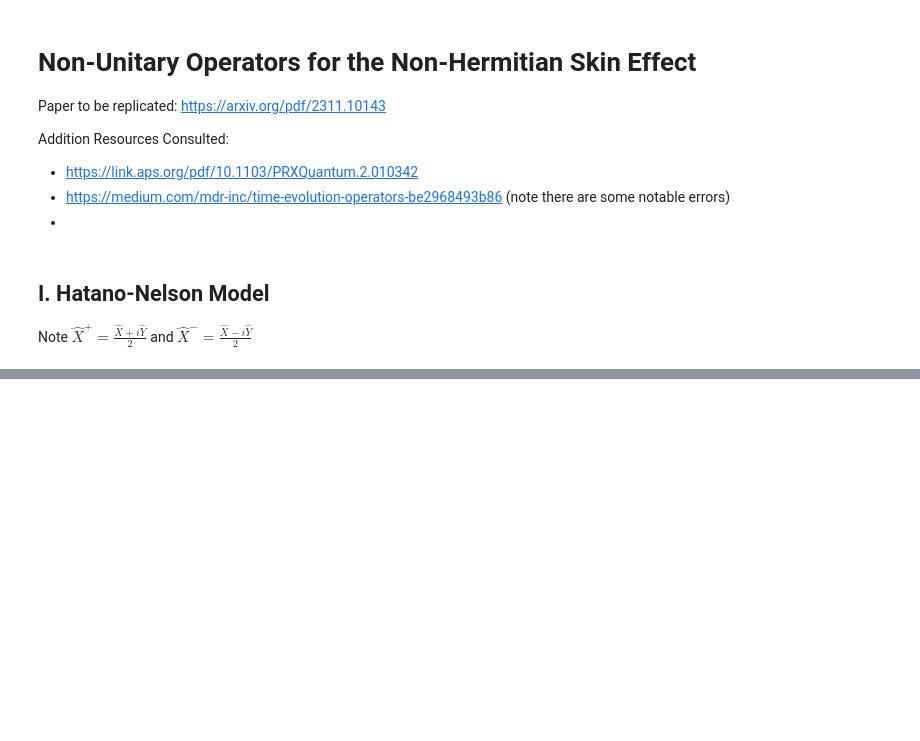
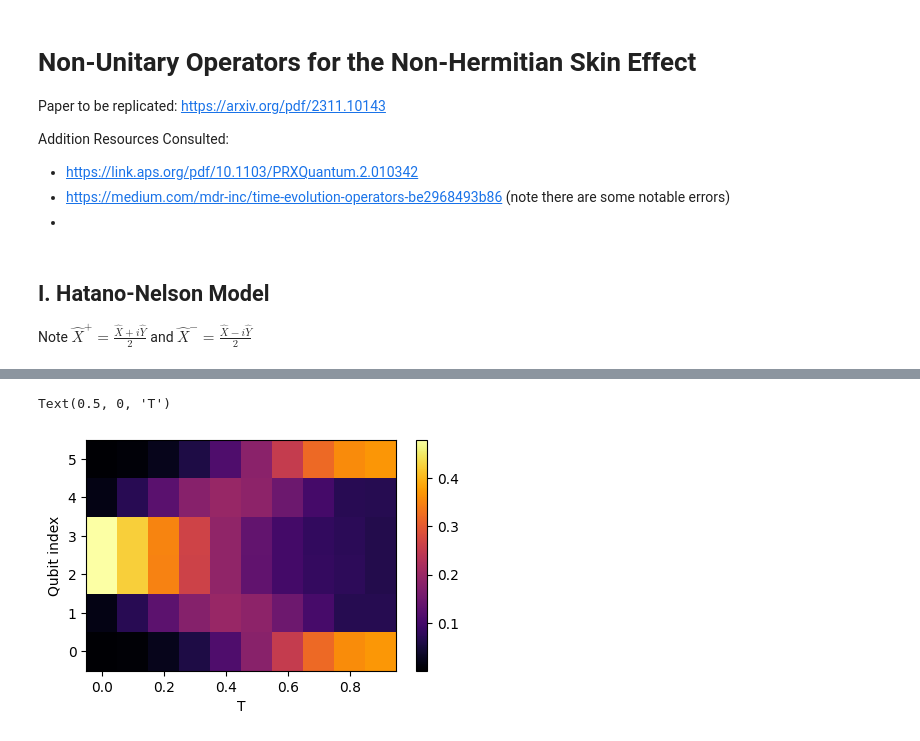
Before and after one commit to syralie/qsim-condensed-matter, a Jupyter notebook: NHSE.ipynb, the cells around one changed output, grey strips where cells are left out. Drawn from its saved outputs; the diff is of its cells as text; code cells hidden in the pictures; blank space fills up the shorter version.

```diff
--- a/NHSE.ipynb
+++ b/NHSE.ipynb
@@ -121 +121,53 @@ timestep_duration = total_time/nb_timesteps
+# %%
+# For gamma = 0.0 case
+# (Original Implementation using individual UnitaryGates, but missed out projection between each trotter step)
+N = 6
+
+# Generate the unitary
+matrix = get_U_HN(2, 0.0, N, 0.1)
+gate = UnitaryGate(matrix)
+
+# Create the relevant circuits for paper's Fig 3a
+circuits = []
+for n_steps in range(1, nb_timesteps+1):
+    qc = QuantumCircuit(N+1)
+    qc.h(N//2 - 1)
+    qc.cx(N//2 - 1, N//2)
+
+    gate = UnitaryGate(np.linalg.matrix_power(matrix, n_steps))
+    qc.append(gate, [i for i in range(N+1)])
+
+    qc.measure_all()
+    circuits.append(qc)
+
+# Execute measurements for paper's Fig 3a
+magnetization=[]
+res_list = []
+for circ in tqdm(circuits):
+    pubs = [(circ)]
+    job = sampler.run(pubs, shots=160000)
+    results = job.result()
+    res = results[0].data.meas.get_counts()
+
+    counts_left = 0
+    row = [0 for _ in range(N)]
+    for key, value in res.items():
+        if key[0] == "0":
+            counts_left += value
+
+            for i in range(1, N+1):
+                if key[i] == '1':
+                    row[i-1] += value
+    magnetization.append([x/counts_left for x in row][::-1]) #the output for qiskit is qNqN-1...q1q0
+
+magnetization=np.array(magnetization)
+
+fig = plt.figure(figsize=(10/2,6/2), facecolor='white')
+im = plt.pcolormesh([0.1 * i for i in range(nb_timesteps)], np.arange(0,N,1), magnetization.T, cmap='inferno')
+fig.colorbar(im)
+plt.ylabel('Qubit index')
+plt.xlabel('T')
+# %% [output]
+Text(0.5, 0, 'T')
+[figure, added]
 # %%
```
Also changed, not shown: parts of 19 cells of this notebook.
